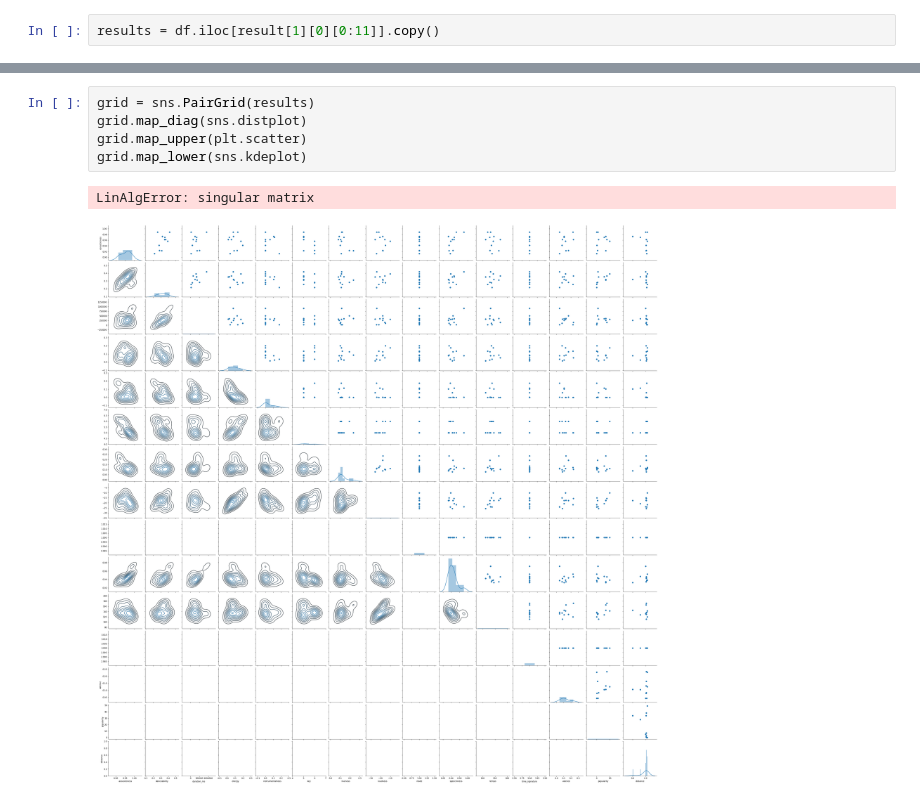
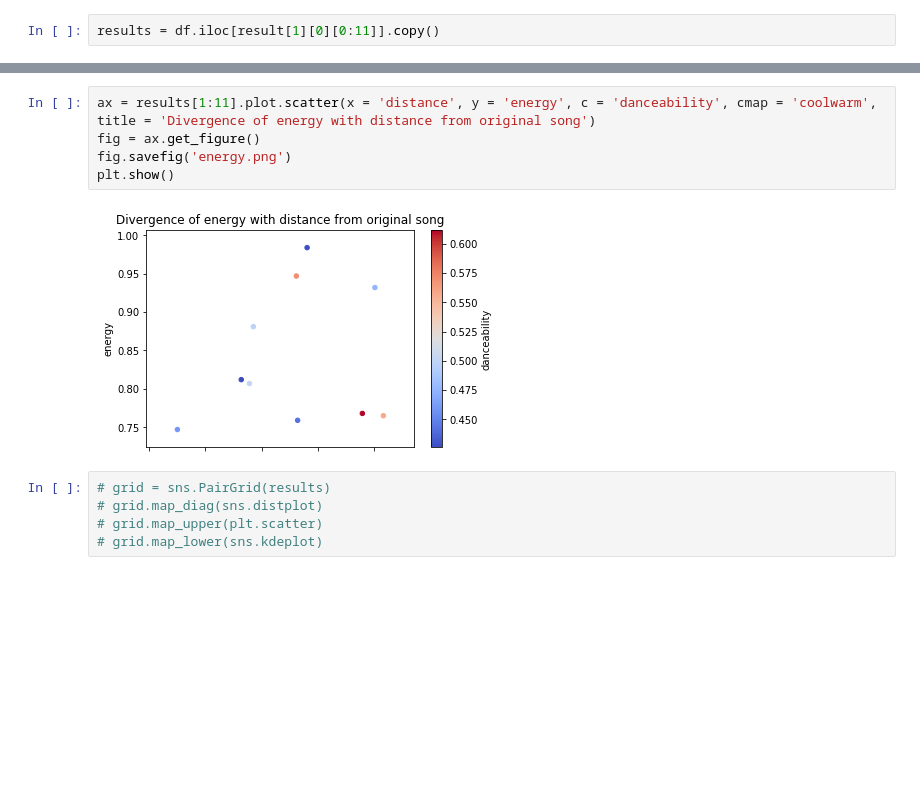
Before and after one commit to bw-spotify-song-suggester-4/data-science, a Jupyter notebook: pickletaste.ipynb, the cells around one changed output, grey strips where cells are left out. Saved outputs shown, nothing was run; the diff lists cells and outputs as text; blank space fills up the shorter version.

```diff
--- a/pickletaste.ipynb
+++ b/pickletaste.ipynb
@@ -69,8 +61,12 @@ plt.show()
+# %%
+ax = results[1:11].plot.scatter(x = 'distance', y = 'energy', c = 'danceability', cmap = 'coolwarm', title = 'Divergence of energy with distance from original song')
+fig = ax.get_figure()
+fig.savefig('energy.png')
+plt.show()
+# %% [output]
+[figure, added]
 # %%
-grid = sns.PairGrid(results)
-grid.map_diag(sns.distplot)
-grid.map_upper(plt.scatter)
-grid.map_lower(sns.kdeplot)
+# grid = sns.PairGrid(results)
+# grid.map_diag(sns.distplot)
+# grid.map_upper(plt.scatter)
+# grid.map_lower(sns.kdeplot)
-# %% [output]
-LinAlgError: singular matrix
-[figure, removed]
```
Also changed, not shown: parts of 7 cells of this notebook, 2 other files.
